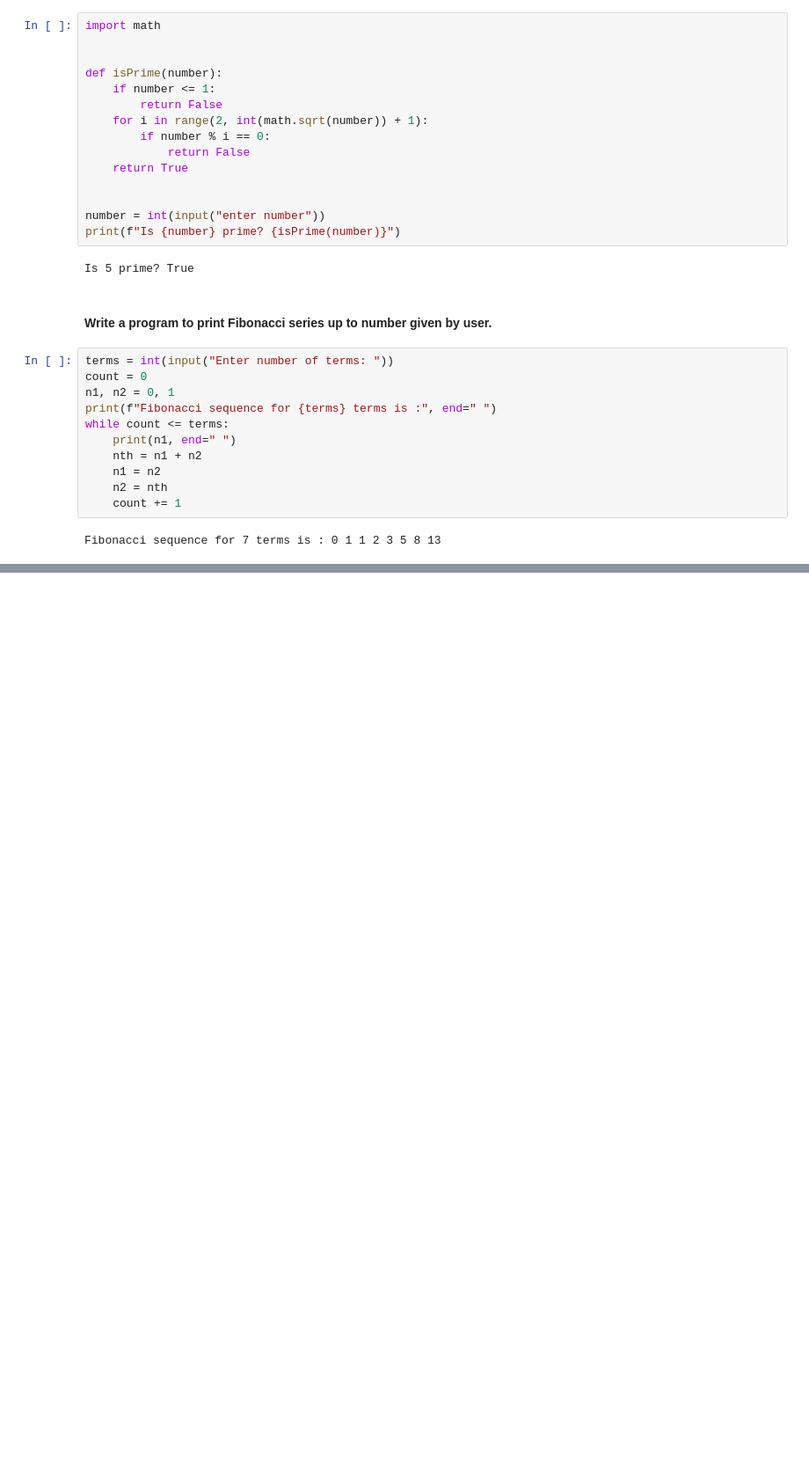
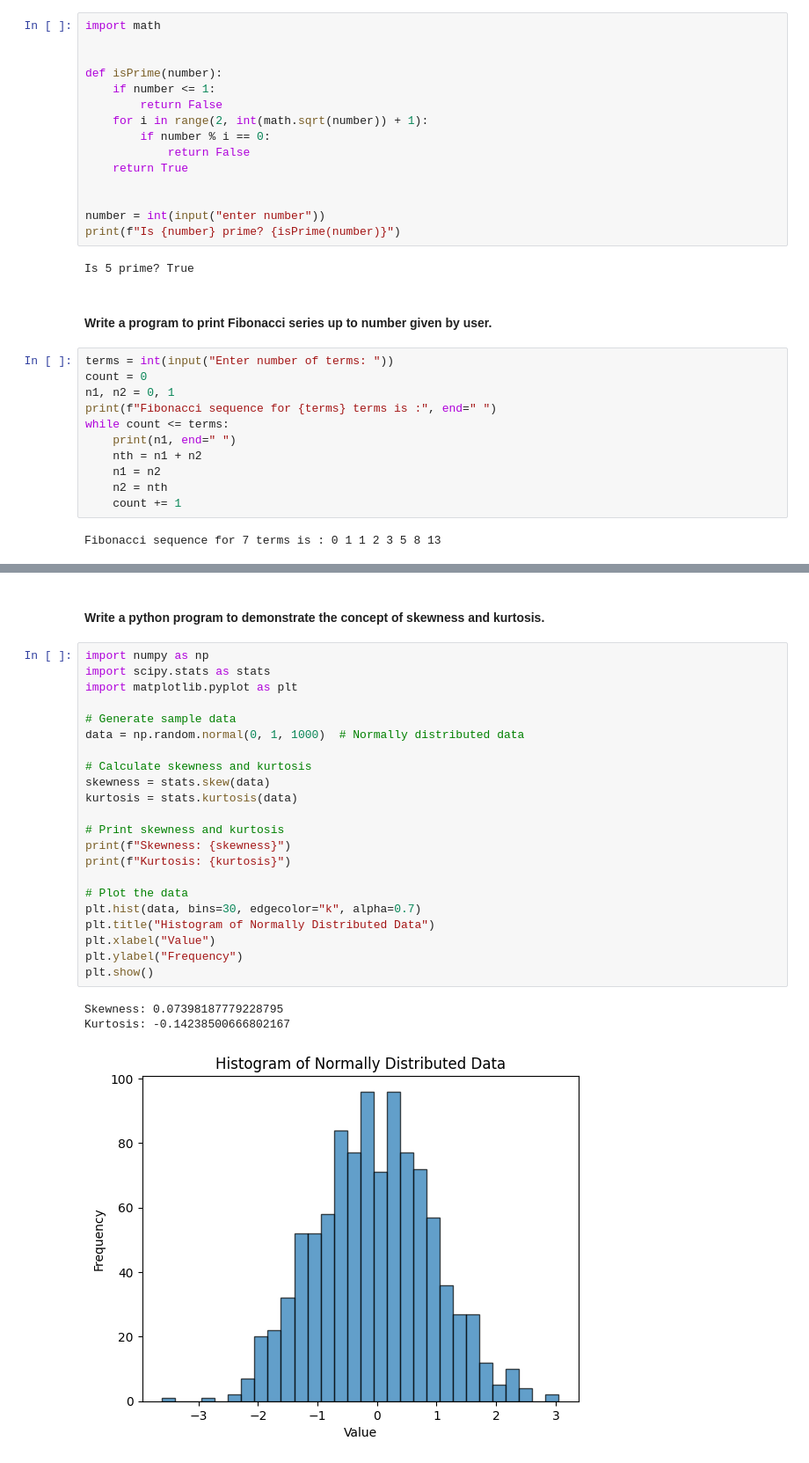
Before and after one commit to karanshah254/PythonVerse, a Jupyter notebook: exams-codes-practice/file.ipynb, the cells around one changed output, grey strips where cells are left out. Shown at 88% size. Saved outputs shown, nothing was run; the diff lists cells and outputs as text; blank space fills up the shorter version.

```diff
--- a/exams-codes-practice/file.ipynb
+++ b/exams-codes-practice/file.ipynb
@@ -85,0 +222,28 @@ Fibonacci sequence for 7 terms is : 0 1 1 2 3 5 8 13
+# %% [markdown]
+#### Write a python program to demonstrate the concept of skewness and kurtosis.
+# %%
+import numpy as np
+import scipy.stats as stats
+import matplotlib.pyplot as plt
+
+# Generate sample data
+data = np.random.normal(0, 1, 1000)  # Normally distributed data
+
+# Calculate skewness and kurtosis
+skewness = stats.skew(data)
+kurtosis = stats.kurtosis(data)
+
+# Print skewness and kurtosis
+print(f"Skewness: {skewness}")
+print(f"Kurtosis: {kurtosis}")
+
+# Plot the data
+plt.hist(data, bins=30, edgecolor="k", alpha=0.7)
+plt.title("Histogram of Normally Distributed Data")
+plt.xlabel("Value")
+plt.ylabel("Frequency")
+plt.show()
+# %% [output]
+Skewness: 0.07398187779228795
+Kurtosis: -0.14238500666802167
+[figure, added]
```
Also changed, not shown: parts of 14 cells of this notebook, 2 other files.
